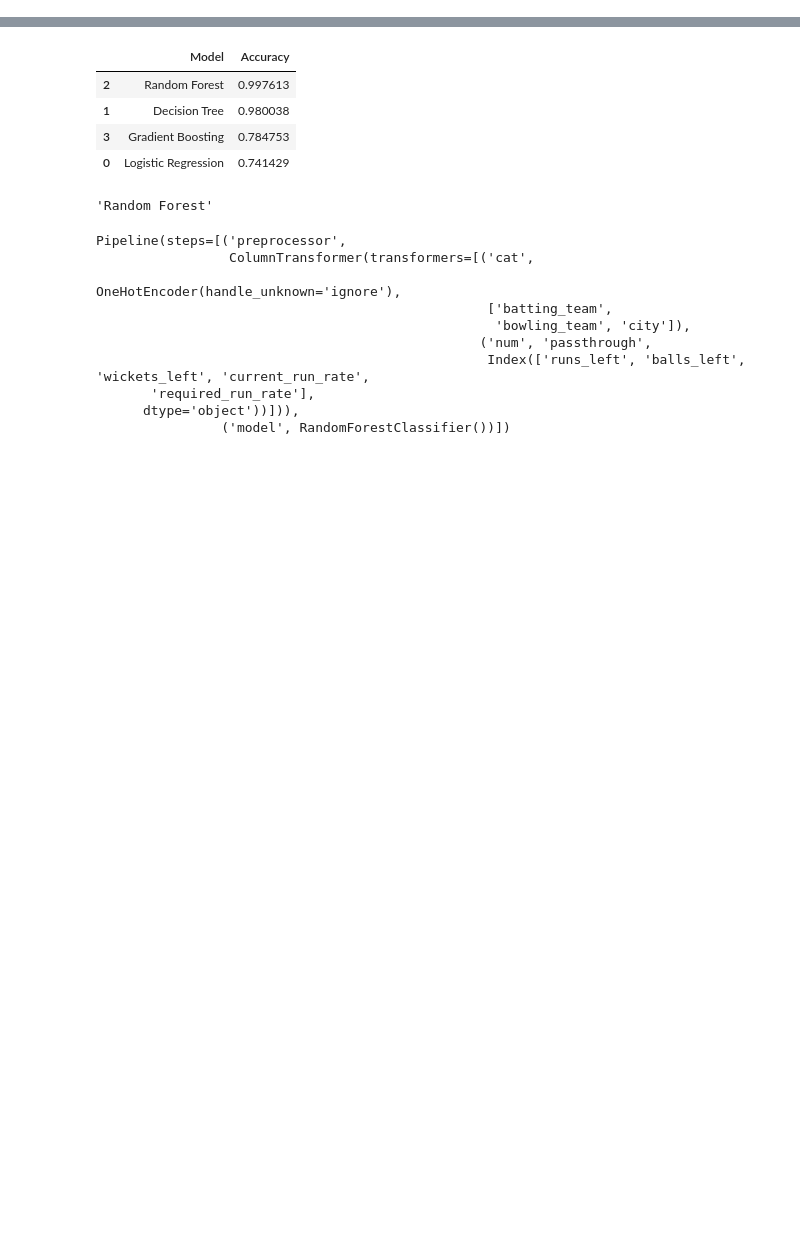
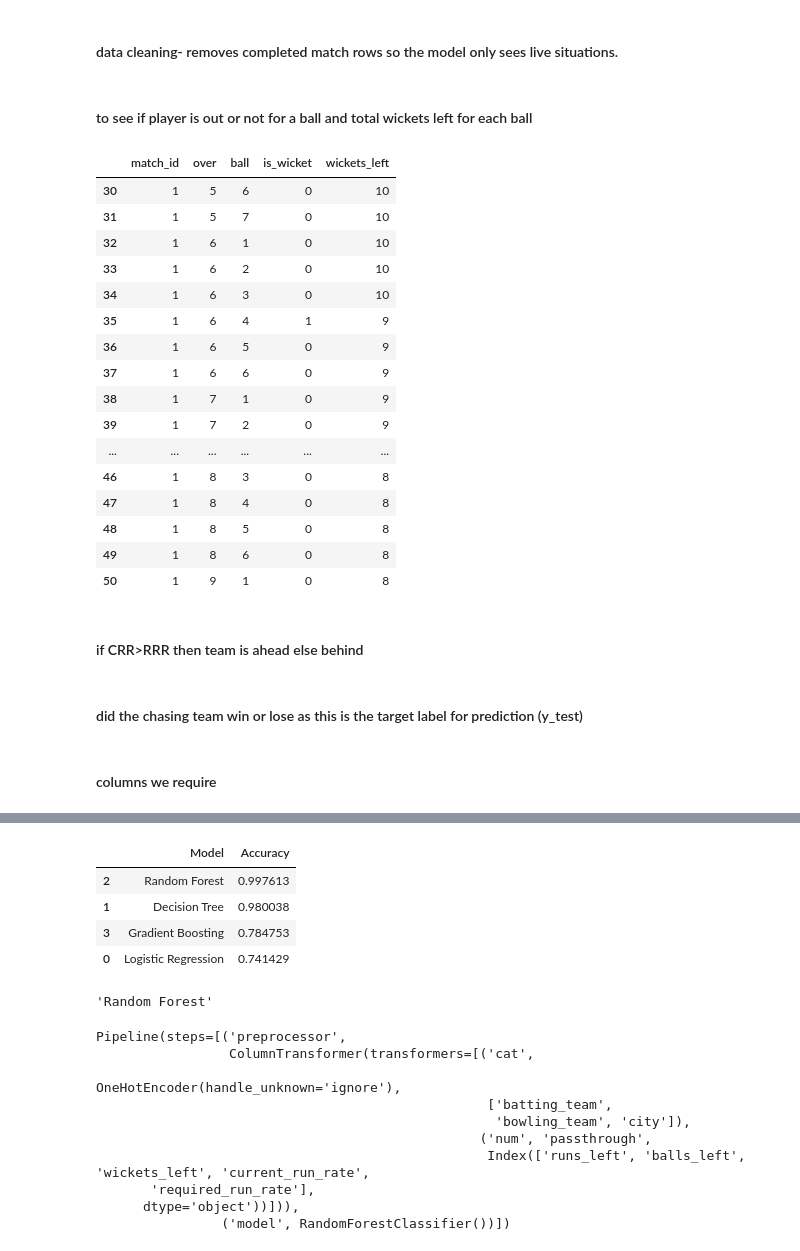
Before and after one commit to parinitaaa/ipl-winner-prediction, a Jupyter notebook: notebook/notebook.ipynb, the cells around one changed output, grey strips where cells are left out. Drawn from its saved outputs; the diff is of its cells as text; code cells hidden in the pictures; blank space fills up the shorter version.

```diff
--- a/notebook/notebook.ipynb
+++ b/notebook/notebook.ipynb
@@ -23,4 +23,7 @@ deliveries = deliveries[deliveries['inning'] == 2]
+# %%
+first_innings = deliveries[deliveries['inning'] == 1]
 # %%
-target_df = deliveries.groupby('match_id')['total_runs'].sum().reset_index()
+target_df = first_innings.groupby('match_id')['total_runs'].sum().reset_index()
 target_df.rename(columns={'total_runs': 'target'}, inplace=True)
 target_df['target'] += 1
+target_df.head()
@@ -37,2 +80,6 @@ match_data['runs_left'] = match_data['target'] - match_data.groupby('match_id')[
 # %%
-match_data['balls_left'] = 120 - (match_data['over'] * 6 + match_data['ball'])
+match_data['balls_bowled']=((match_data['over']-1) * 6 + match_data['ball'])
+match_data['balls_left'] = 120 - match_data['balls_bowled']
+
+#sanity check
+match_data[['match_id', 'over', 'ball', 'balls_bowled', 'balls_left']].head(10)
@@ -39,7 +98,33 @@ match_data['balls_left'] = 120 - (match_data['over'] * 6 + match_data['ball'])
+# %% [markdown]
+#### data cleaning- removes completed match rows so the model only sees live situations.
 # %%
 match_data = match_data[match_data['balls_left'] > 0]
+# %% [markdown]
+#### to see if player is out or not for a ball and total wickets left for each ball
 # %%
 match_data['is_wicket'] = match_data['player_dismissed'].notna().astype(int)
 match_data['wickets_left'] = 10 - match_data.groupby('match_id')['is_wicket'].cumsum()
 match_data['wickets_left'] = match_data['wickets_left'].clip(lower=0)
+# %%
+match_data[['match_id', 'over', 'ball', 'is_wicket', 'wickets_left']].loc[30:50]
+# %% [output]
+|  | match_id | over | ball | is_wicket | wickets_left |
+| 30 | 1 | 5 | 6 | 0 | 10 |
+| 31 | 1 | 5 | 7 | 0 | 10 |
+| 32 | 1 | 6 | 1 | 0 | 10 |
+| 33 | 1 | 6 | 2 | 0 | 10 |
+| 34 | 1 | 6 | 3 | 0 | 10 |
+| 35 | 1 | 6 | 4 | 1 | 9 |
+| 36 | 1 | 6 | 5 | 0 | 9 |
+| 37 | 1 | 6 | 6 | 0 | 9 |
+| 38 | 1 | 7 | 1 | 0 | 9 |
+| 39 | 1 | 7 | 2 | 0 | 9 |
+| ... | ... | ... | ... | ... | ... |
+| 46 | 1 | 8 | 3 | 0 | 8 |
+| 47 | 1 | 8 | 4 | 0 | 8 |
+| 48 | 1 | 8 | 5 | 0 | 8 |
+| 49 | 1 | 8 | 6 | 0 | 8 |
+| 50 | 1 | 9 | 1 | 0 | 8 |
+# %% [markdown]
+#### if CRR>RRR then team is ahead else behind
 # %%
@@ -53,8 +140,12 @@ match_data['required_run_rate'] = (
+# %% [markdown]
+#### did the chasing team win or lose as this is the target label for prediction (y_test)
 # %%
 match_data['result'] = match_data.apply(
     lambda x: 1 if x['batting_team'] == x['winner'] else 0,
     axis=1
 )
+# %% [markdown]
+#### columns we require
 # %%
 cols = [
     'batting_team', 'bowling_team', 'city',
```
Also changed, not shown: parts of 12 cells of this notebook.
